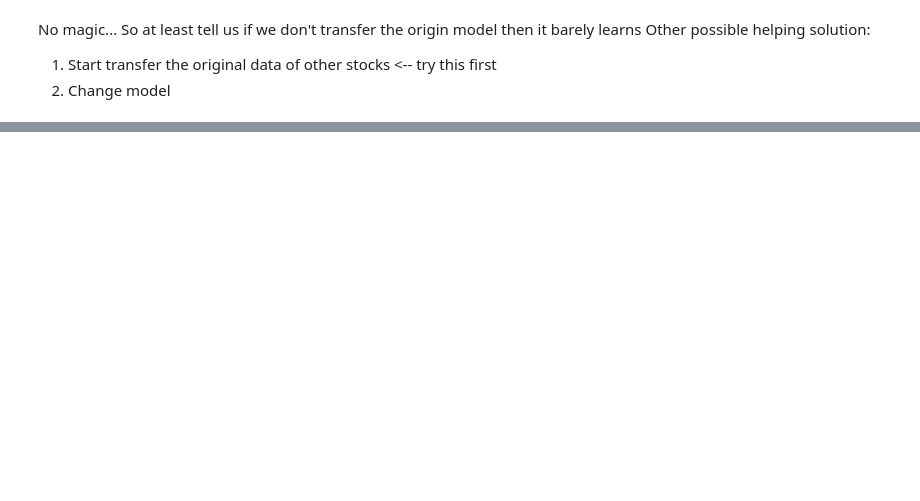
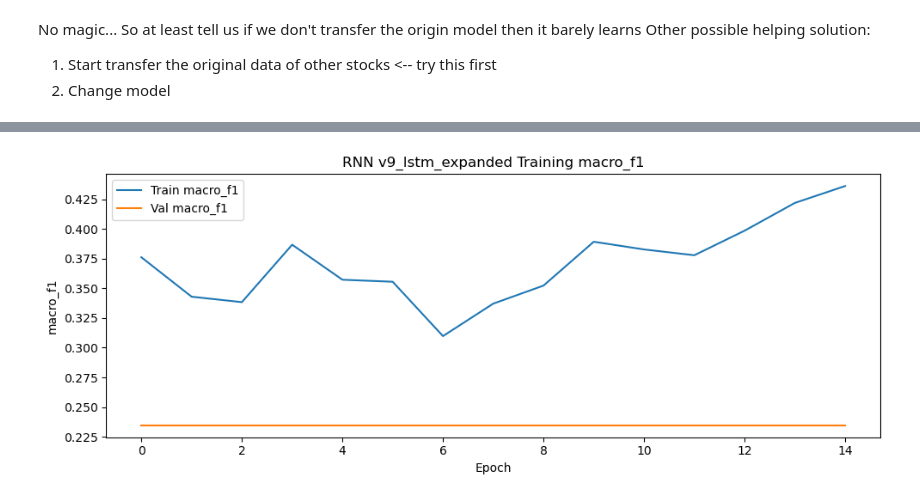
Before and after one commit to CharonWTang/STOCK_PREDICTION, a Jupyter notebook: Charon_Final.ipynb, the cells around one changed output, grey strips where cells are left out. Cells and saved outputs as stored; diff of their text form; code cells hidden in the pictures; blank space fills up the shorter version.

```diff
--- a/Charon_Final.ipynb
+++ b/Charon_Final.ipynb
@@ -1026,0 +1539,82 @@ print(AAPL_data[["beta_252", "alpha_252"]].tail())
+# %%
+# is adding more complexity of model just to make it more concentrate on some single forcasting label?
+# v10: LSTM on AAPL with expanded features (technical + SPY-related)
+# more complicated LSTM + more cost on flat prediction
+
+# labels are already in {0, 1, 2} from split
+y_train_lstm_v9 = y_train_exp
+y_val_lstm_v9 = y_val_exp
+y_test_lstm_v9 = y_test_exp
+
+# train-only normalization
+train_mean_v9 = x_train_exp.mean(axis=(0, 1), keepdims=True)
+train_std_v9 = x_train_exp.std(axis=(0, 1), keepdims=True) + 1e-8
+x_train_lstm_v9 = (x_train_exp - train_mean_v9) / train_std_v9
+x_val_lstm_v9 = (x_val_exp - train_mean_v9) / train_std_v9
+x_test_lstm_v9 = (x_test_exp - train_mean_v9) / train_std_v9
+
+num_classes_v9 = 3
+input_shape_v9 = x_train_lstm_v9.shape[1:]
+
+keras.backend.clear_session()
+
+lstm_model_v9 = keras.Sequential([
+    layers.Input(shape=input_shape_v9),
+    layers.LSTM(256, activation="tanh", recurrent_activation="sigmoid", return_sequences=True),
+    layers.Dropout(0.4),
+    layers.LSTM(256, activation="tanh", recurrent_activation="sigmoid", return_sequences=True),
+    layers.Dropout(0.4),
+    layers.LSTM(64, activation="tanh", recurrent_activation="sigmoid", return_sequences=False),
+    layers.Dropout(0.4),
+    layers.Dense(64, activation="relu"),
+    layers.Dense(32, activation="relu"),
+    layers.Dense(num_classes_v9, activation="softmax"),
+])
+
+# same cost-sensitive loss as v7
+loss_matrix_v9 = np.array([
+    [0.0, 1.5, 3.0],  # true Down
+    [0.1, 0.0, 0.1],  # true Flat
+    [3.0, 1.5, 0.0],  # true Up
+], dtype=np.float32)
+loss_matrix_tf_v9 = tf.constant(loss_matrix_v9, dtype=tf.float32)
+
+def matrix_weighted_loss_v9(y_true, y_pred):
+    ce = keras.losses.sparse_categorical_crossentropy(y_true, y_pred)
+    y_true = tf.cast(y_true, tf.int32)
+    y_true_oh = tf.one_hot(y_true, depth=num_classes_v9)
+    cost_rows = tf.matmul(y_true_oh, loss_matrix_tf_v9)
+    expected_cost = tf.reduce_sum(cost_rows * y_pred, axis=-1)
+    lambda_cost_v9 = 1.2
+    return ce + lambda_cost_v9 * expected_cost
+
+lstm_model_v9.compile(
+    optimizer=keras.optimizers.Adam(learning_rate=7e-4),
+    loss=matrix_weighted_loss_v9,
+    metrics=[make_sparse_macro_f1_metric(num_classes=num_classes_v9)],
+)
+
+callbacks_v9 = [
+    keras.callbacks.EarlyStopping(monitor="val_loss", patience=8, restore_best_weights=True),
+    keras.callbacks.ReduceLROnPlateau(monitor="val_loss", factor=0.5, patience=3, min_lr=1e-5),
+]
+
+history_v9 = lstm_model_v9.fit(
+    x_train_lstm_v9,
+    y_train_lstm_v9,
+    validation_data=(x_val_lstm_v9, y_val_lstm_v9),
+    epochs=60,
+    batch_size=32,
+    callbacks=callbacks_v9,
+    verbose=1,
+)
+
+# direct validation evaluation helper
+lstm_results_v9 = evaluate_keras_model_on_validation(
+    model=lstm_model_v9,
+    history=history_v9,
+    x_val=x_val_lstm_v9,
+    y_val_cat=y_val_lstm_v9,
+    prefix="v9_lstm_expanded",
+)
+# %% [output]
@@ -1026,0 +1638 @@ print(AAPL_data[["beta_252", "alpha_252"]].tail())
+[figure, added]
```
Also changed, not shown: parts of 31 cells of this notebook, 1 other file.
